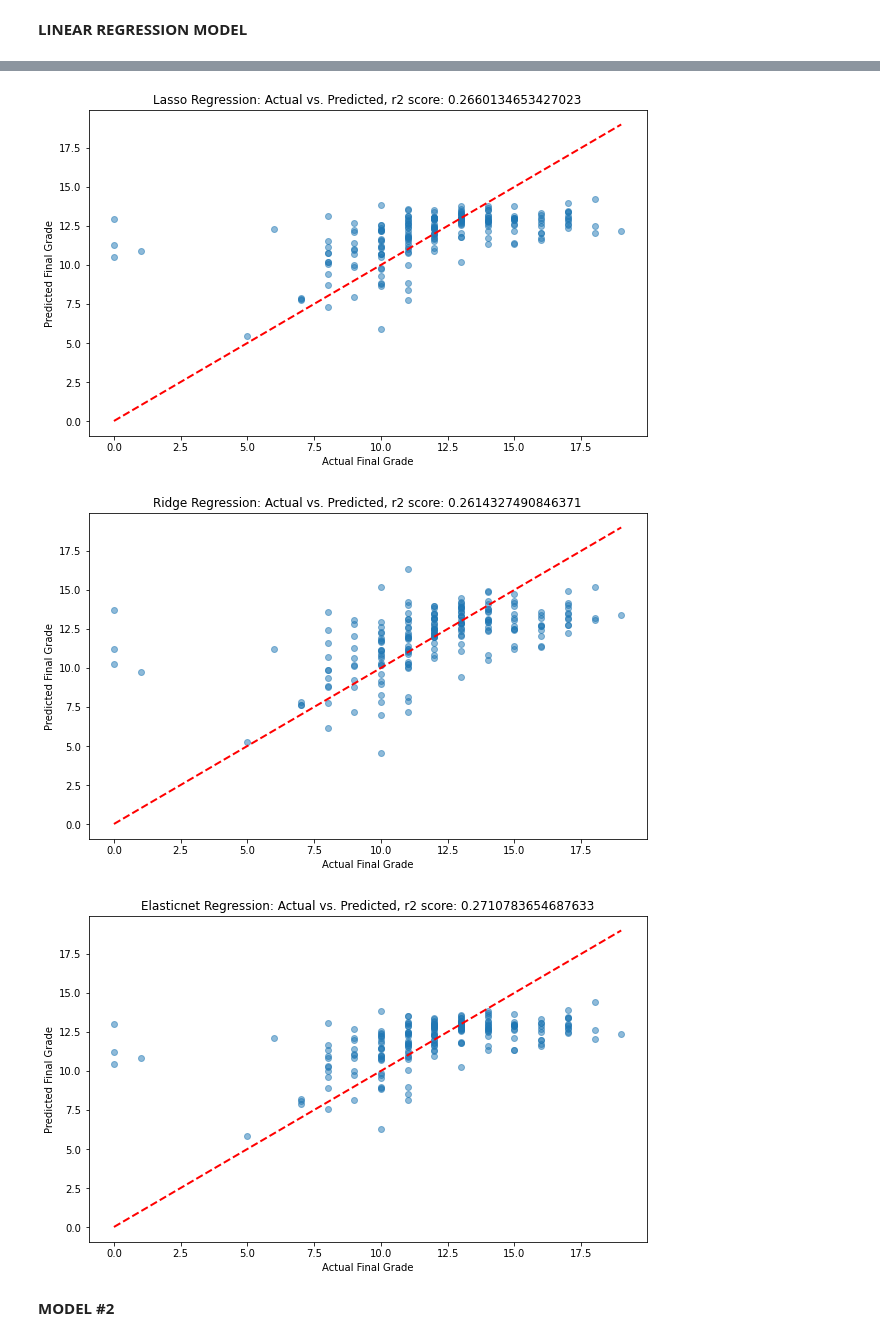
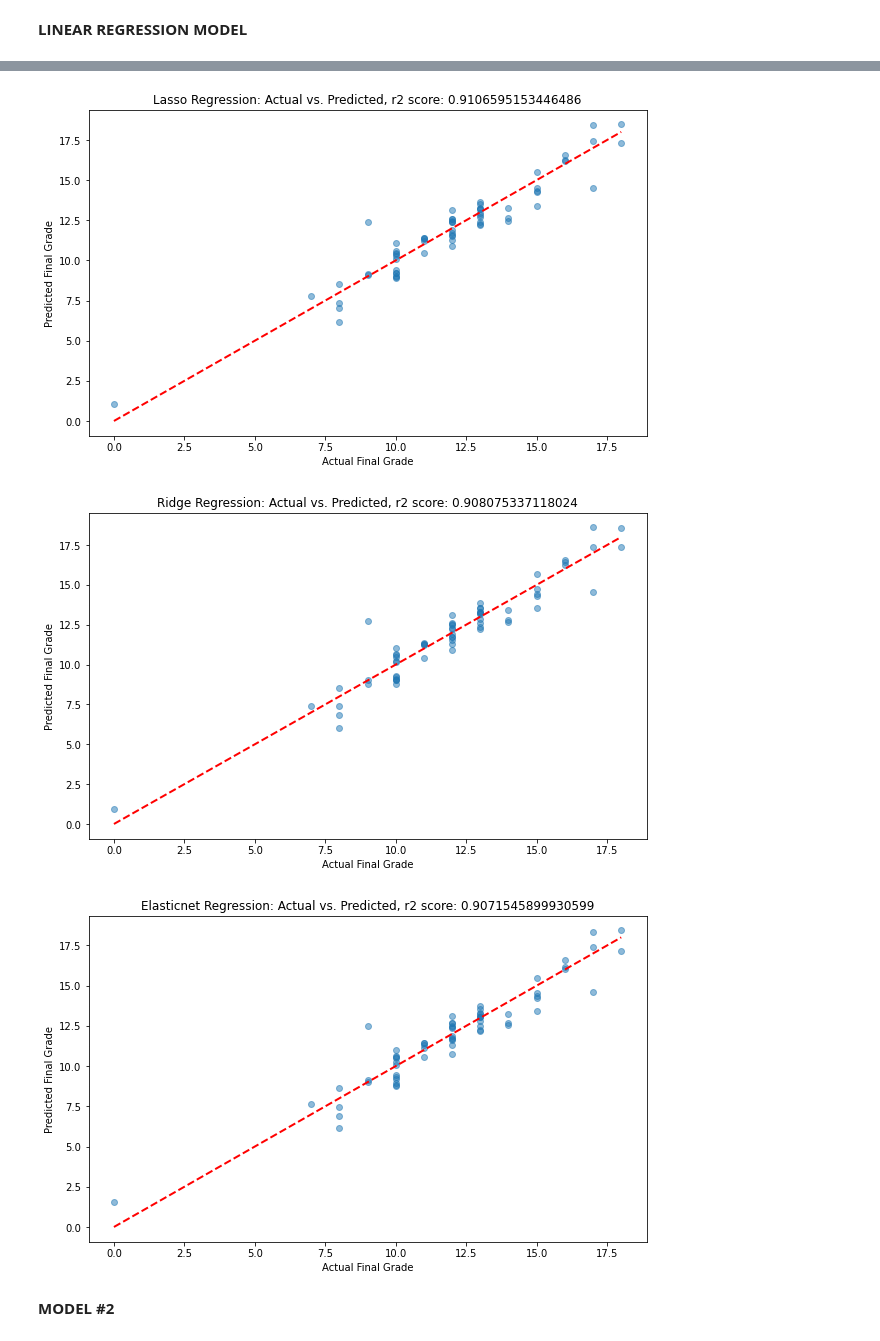
Before and after one commit to oleaskeland/AdvancedAutomation, a Jupyter notebook: Project/models/models.ipynb, the cells around one changed output, grey strips where cells are left out. Saved outputs shown, nothing was run; the diff lists cells and outputs as text; code cells hidden in the pictures.

```diff
--- a/Project/models/models.ipynb
+++ b/Project/models/models.ipynb
@@ -31,6 +32,8 @@ class Pipeline:
         self.prediction_column = prediction_column
     def getX(self):
         return self.data.drop(self.prediction_column, axis=1).to_numpy()
+    def getData(self):
+        return self.data
     def getY(self):
         return self.data[self.prediction_column].to_numpy()
     def getNumericalColumns(self):
@@ -53,0 +59,13 @@ class Pipeline:
+# %%
+pipeline = Pipeline(data.drop("student_id", axis=1), "final_grade")
+
+dummies = pipeline.getDummies()
+
+X = dummies.drop("final_grade", axis = 1)
+y = dummies["final_grade"]
+
+#Standardizing input
+scaler = StandardScaler()
+X_scaled = scaler.fit_transform(X)
+
+X_train, X_test, y_train, y_test = train_test_split(X_scaled, y, test_size=0.1, random_state=0, shuffle=True)
@@ -55,20 +91,7 @@ class Pipeline:
 **LINEAR REGRESSION MODEL**
 # %%
 
-pipeline = Pipeline(data.drop("student_id", axis=1), "final_grade")
 
-dummies = pipeline.getDummies()
-#pipeline.getCorrelationMatrix()
-print(pipeline.getCorrelationList()[0:30])
-
-X = dummies.drop("final_grade", axis = 1).drop("grade_1", axis=1).drop("grade_2", axis=1)
-y = dummies["final_grade"]
-
-#Standardizing input
-scaler = StandardScaler()
-X_scaled = scaler.fit_transform(X)
-
-X_train, X_test, y_train, y_test = train_test_split(X_scaled, y, test_size=0.3, random_state=0)
 
 #Defining the models and fitting them to the training data
 lassoCV = LassoCV(cv=5, random_state=0).fit(X_train, y_train)
@@ -119,5 +125,5 @@ Name: final_grade, dtype: float64
-[figure, old version]
+[figure, new version]
-[figure, old version]
+[figure, new version]
-[figure, old version]
+[figure, new version]
 # %% [markdown]
 **MODEL #2**
```
Also changed, not shown: parts of 5 cells of this notebook.
